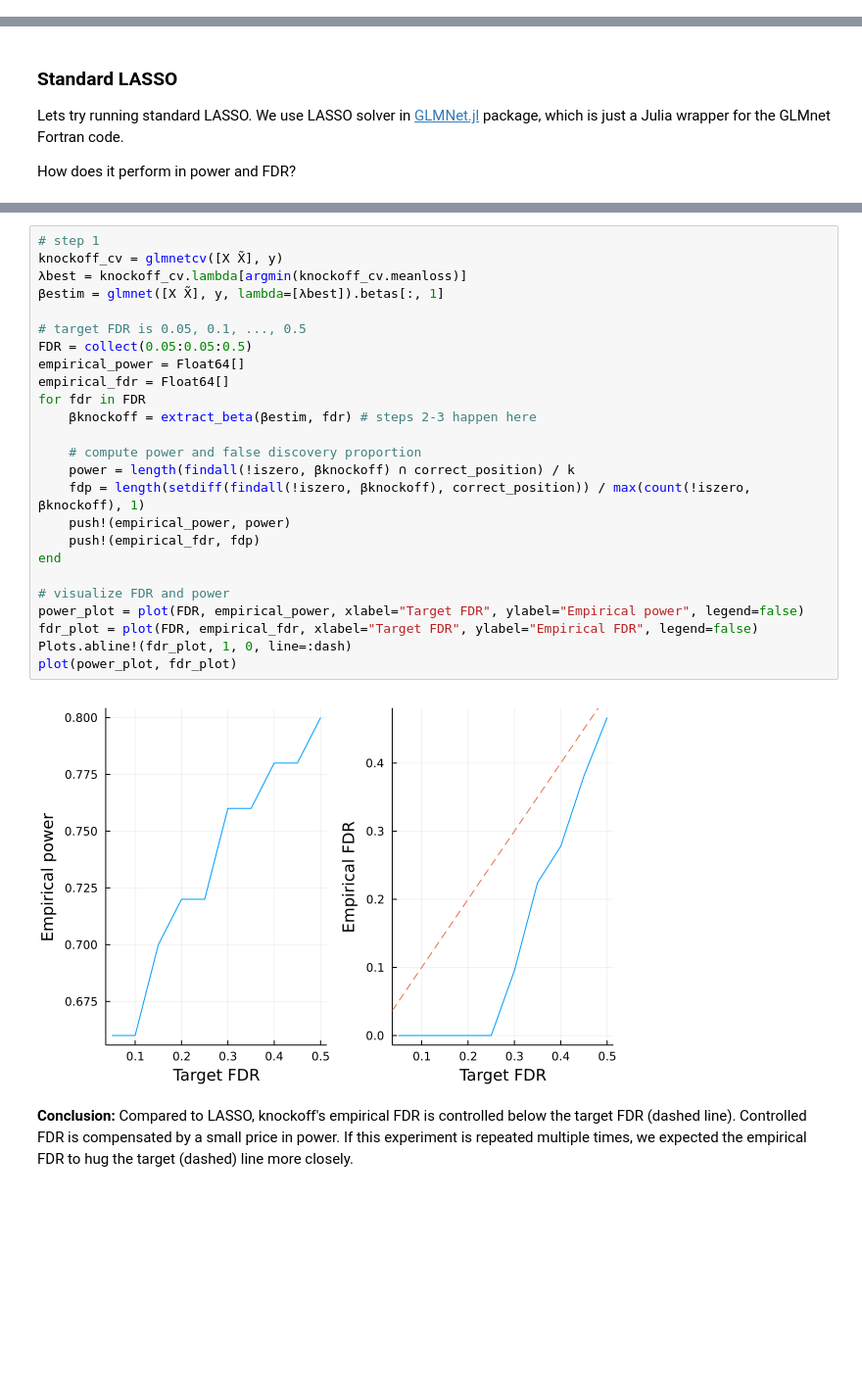
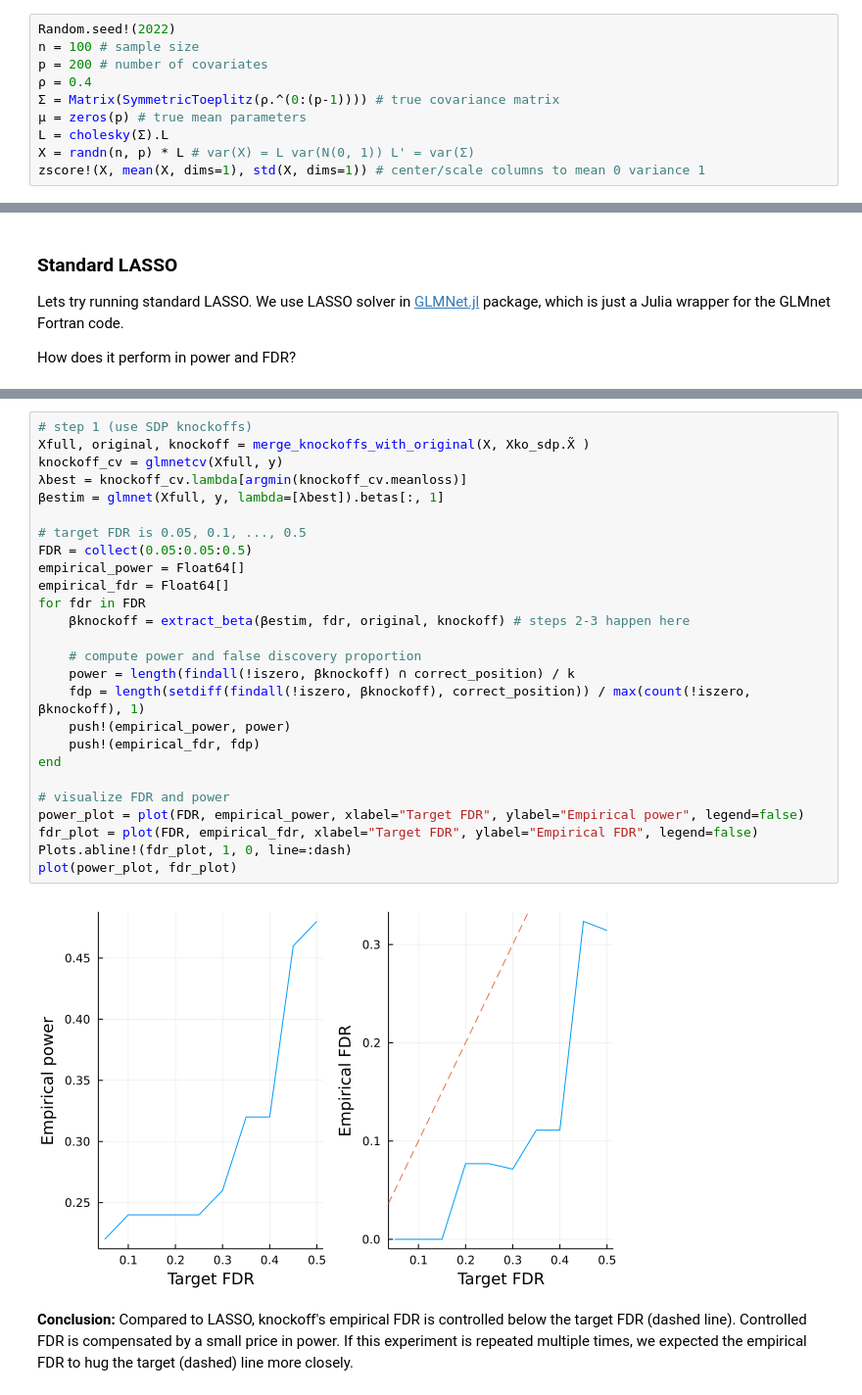
Before and after one commit to biona001/Knockoffs.jl, a Jupyter notebook: dev/man/modelX.ipynb, the cells around one changed output, grey strips where cells are left out. Shown: that part at 98% size. Cells and saved outputs as stored; diff of their text form; blank space fills up the shorter version.

```diff
--- a/dev/man/modelX.ipynb
+++ b/dev/man/modelX.ipynb
@@ -32,0 +26,10 @@ Asdp = fixed_knockoffs(X, :sdp);
+# %%
+Random.seed!(2022)
+n = 100 # sample size
+p = 200 # number of covariates
+ρ = 0.4
+Σ = Matrix(SymmetricToeplitz(ρ.^(0:(p-1)))) # true covariance matrix
+μ = zeros(p) # true mean parameters
+L = cholesky(Σ).L
+X = randn(n, p) * L # var(X) = L var(N(0, 1)) L' = var(Σ)
+zscore!(X, mean(X, dims=1), std(X, dims=1)) # center/scale columns to mean 0 variance 1
@@ -136,29 +173,30 @@ $$\tau = min_{t}\left\{t > 0: \frac{{\#j: W_j ≤ -t}}{{\#j: W_j ≥ t}} \le q\r
 # %%
-# step 1
-knockoff_cv = glmnetcv([X X̃], y)
+# step 1 (use SDP knockoffs)
+Xfull, original, knockoff = merge_knockoffs_with_original(X, Xko_sdp.X̃ )
+knockoff_cv = glmnetcv(Xfull, y)
 λbest = knockoff_cv.lambda[argmin(knockoff_cv.meanloss)]
-βestim = glmnet([X X̃], y, lambda=[λbest]).betas[:, 1]
+βestim = glmnet(Xfull, y, lambda=[λbest]).betas[:, 1]
 
 # target FDR is 0.05, 0.1, ..., 0.5
 FDR = collect(0.05:0.05:0.5)
 empirical_power = Float64[]
 empirical_fdr = Float64[]
 for fdr in FDR
-    βknockoff = extract_beta(βestim, fdr) # steps 2-3 happen here
+    βknockoff = extract_beta(βestim, fdr, original, knockoff) # steps 2-3 happen here
 
     # compute power and false discovery proportion
     power = length(findall(!iszero, βknockoff) ∩ correct_position) / k
     fdp = length(setdiff(findall(!iszero, βknockoff), correct_position)) / max(count(!iszero, βknockoff), 1)
     push!(empirical_power, power)
     push!(empirical_fdr, fdp)
 end
 
 # visualize FDR and power
 power_plot = plot(FDR, empirical_power, xlabel="Target FDR", ylabel="Empirical power", legend=false)
 fdr_plot = plot(FDR, empirical_fdr, xlabel="Target FDR", ylabel="Empirical FDR", legend=false)
 Plots.abline!(fdr_plot, 1, 0, line=:dash)
 plot(power_plot, fdr_plot)
 # %% [output]
-[figure, old version]
+[figure, new version]
 # %% [markdown]
 **Conclusion:** Compared to LASSO, knockoff's empirical FDR is controlled below the target FDR (dashed line). Controlled FDR is compensated by a small price in power. If this experiment is repeated multiple times, we expected the empirical FDR to hug the target (dashed) line more closely.
```
Also changed, not shown: parts of 19 cells of this notebook, 13 other files.
